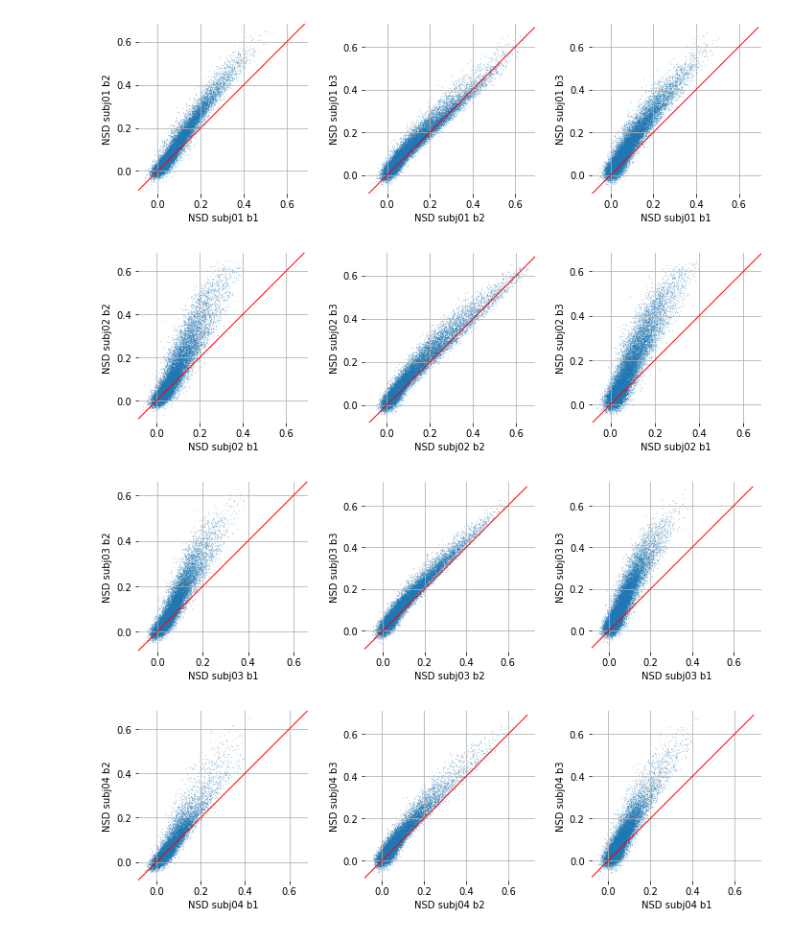
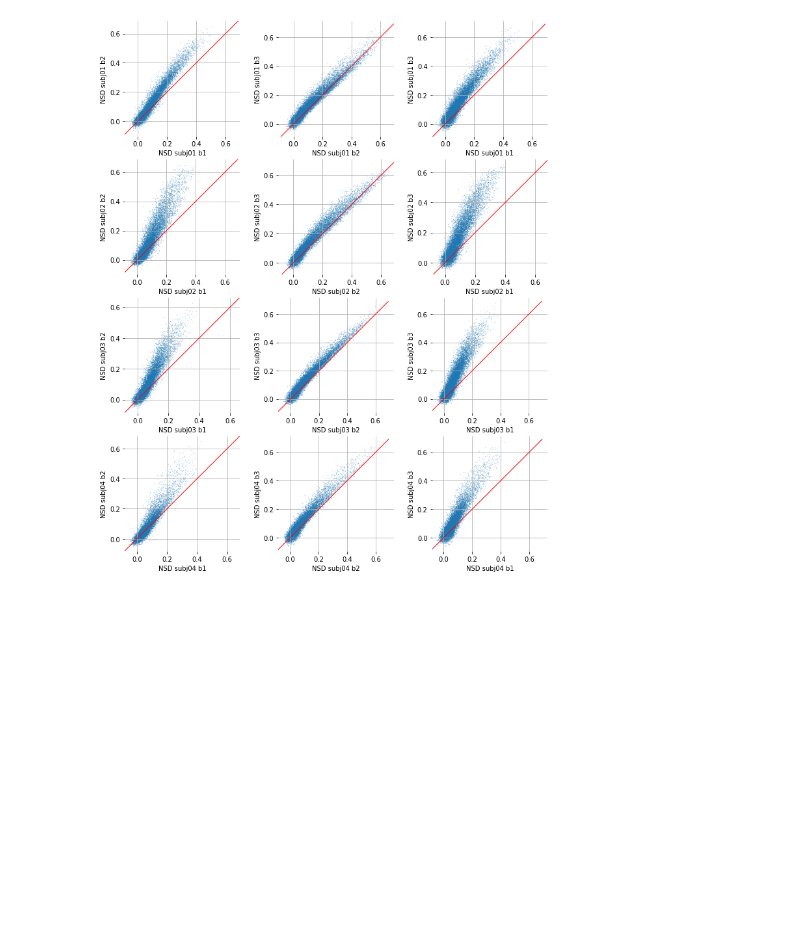
Before and after one commit to tarrlab/BOLD5000-GLMs, a Jupyter notebook: notebooks/manuscript_plots_v1.ipynb, the cells around one changed output. Cells and saved outputs as stored; diff of their text form; code cells hidden in the pictures; blank space fills up the shorter version.

Commit message:
added scatter to manuscript plot notebook

```diff
--- a/notebooks/manuscript_plots_v1.ipynb
+++ b/notebooks/manuscript_plots_v1.ipynb
@@ -125,6 +126,10 @@ for ds in datasets:
 
     plt.bar(np.arange(len(subj_version_means)),subj_version_means,color=colors,yerr=subj_version_sems)
     plt.xticks([])
+    plt.grid('on')
+    # get rid of the frame
+    for spine in plt.gca().spines.values():
+        spine.set_visible(False)
 
     c+=1
 # %% [output]
@@ -198,4 +203,7 @@ for ds in datasets:
         plt.xticks(fontsize=ft)
         plt.yticks(fontsize=ft)
         plt.grid('on')
+        # get rid of the frame
+        for spine in plt.gca().spines.values():
+            spine.set_visible(False)
 # %% [output]
@@ -203,4 +211,6 @@ for ds in datasets:
 # %%
+colors = ['dodgerblue','orange','tomato','black']
+
 plt.figure(figsize=(24,8))
 c = 1
 for ds in datasets:
@@ -211,7 +221,7 @@ for ds in datasets:
         mean_version = np.nanmean(np.stack(this_version,axis=1),axis=1)
         std_version = np.nanstd(np.stack(this_version,axis=1),axis=1)
         plt.plot(mean_version,linewidth=3,color = colors[v])
-        plt.fill_between(np.arange(len(bins)),mean_version-std_version,mean_version+std_version,alpha=0.2)
+        plt.fill_between(np.arange(len(bins)),mean_version-std_version,mean_version+std_version,alpha=0.2,color=colors[v])
 
         v+=1
     plt.plot(np.zeros((len(bins),)),'k--')
@@ -224,5 +234,8 @@ for ds in datasets:
     plt.yticks(fontsize=ft)
     plt.title(ds,fontsize=ft)
     plt.grid('on')
+    # get rid of the frame
+    for spine in plt.gca().spines.values():
+        spine.set_visible(False)
     c+=1
 # %% [output]
@@ -353,5 +366,6 @@ for ds in tqdm(datasets):
 # %%
 variability_method = 'std_of_means' # either std of subject means or mean of subject stds
+min_nsubj = 3
 for ds in datasets:
     plt.figure(figsize=(14,32))
     c=1
@@ -369,6 +383,8 @@ for ds in datasets:
                     subj_versions_means.append(D[ds][roi][subj][version]['binmeans'])
                     subj_versions_stds.append(D[ds][roi][subj][version]['binstds'])
 
+                nsubj = len(opts[ds]['subjs'])
+                valid = np.sum(np.isnan(subj_versions_means),axis=0) <= nsubj-min_nsubj
                 subj_mean_version = np.nanmean(np.stack(subj_versions_means,axis=1),axis=1)
 
                 if variability_method == 'mean_of_stds':
@@ -376,8 +392,9 @@ for ds in datasets:
                 elif variability_method == 'std_of_means':
                     subj_std_version = np.nanstd(np.stack(subj_versions_means,axis=1),axis=1) / np.sqrt(len(opts[ds]['subjs']))
 
-                plt.plot(subj_mean_version,linewidth=3,color=colors[v])
-                plt.fill_between(np.arange(len(bins)),subj_mean_version-subj_std_version,subj_mean_version+subj_std_version,alpha=0.2)
+                plt.plot(subj_mean_version[valid],linewidth=3,color=colors[v])
+                plt.fill_between(np.arange(len(bins))[valid],subj_mean_version[valid]-subj_std_version[valid],
+                                                      subj_mean_version[valid]+subj_std_version[valid],alpha=0.2,color=colors[v])
 
 
                 v+=1
@@ -394,5 +411,8 @@ for ds in datasets:
             plt.title(f'{ds}: {roi}',fontsize=ft)
             plt.xlabel('voxel inclusion threshold (r)',fontsize=8)
             plt.ylabel('median difference from avg (r)',fontsize=8)
+            # get rid of the frame
+            for spine in plt.gca().spines.values():
+                spine.set_visible(False)
             c+=1
 # %% [output]
@@ -438,45 +456,42 @@ for ds in ds_:
 # %%
+versions_ = ['TYPEA_ASSUMEHRF','TYPEB_FITHRF','TYPED_FITHRF_GLMDENOISE_RR']
 ds_ = ['NSD']
 subjs_ = opts['NSD']['subjs']
-#rois_ = ['rh.floc-faces']
 rois_ = ['nsdgeneral']
-ns = len(subjs_)
-comparisons = [(versions[0],versions[1]), (versions[1],versions[3]), (versions[0],versions[3])]
+ns = 4
+comparisons = [(versions_[0],versions_[1]), (versions_[1],versions_[2]), (versions_[0],versions_[2])]
 nc = len(comparisons)
 labels = ['b1', 'b2', 'b3']
 labels = [(labels[0],labels[1]), (labels[1],labels[2]), (labels[0],labels[2])]
 
 # iterate through datasets
 for ds in ds_:
 
+    c = 1
+    plt.figure(figsize=(12,15))
+
     # iterate through subjects
     for subj in subjs_:
 
         for roi in rois_:
 
-            plt.figure(figsize=(12,15))
-            c = 1
             l = 0
             for comp in comparisons:
                 plt.subplot(ns,nc,c)
                 plt.grid('on')
                 plt.scatter(R[ds][subj][comp[0]][roi],R[ds][subj][comp[1]][roi],0.01)
                 plt.axis('square')
                 plt.xlabel(f'{ds} {subj} {labels[l][0]}')
                 plt.ylabel(f'{ds} {subj} {labels[l][1]}')
                 plt.plot(np.arange(-0.1,0.7,0.01),np.arange(-0.1,0.7,0.01),'r',linewidth=1)
                 #plt.title(f'{ds} {subj} {roi}',fontsize=ft)
-                plt.box('off')
                 plt.yticks(np.round(np.arange(0,0.8,0.2),2),np.round(np.arange(0,0.8,0.2),2))
                 plt.yticks(np.round(np.arange(0,0.8,0.2),2),np.round(np.arange(0,0.8,0.2),2))
                 # get rid of the frame
                 for spine in plt.gca().spines.values():
                     spine.set_visible(False)
 
                 c+=1
                 l+=1
 # %% [output]
-[figure, old version]
+[figure, new version]
-[figure, removed]
-[figure, removed]
-[figure, removed]
```
Also changed, not shown: parts of 9 cells of this notebook, 1 other file.
